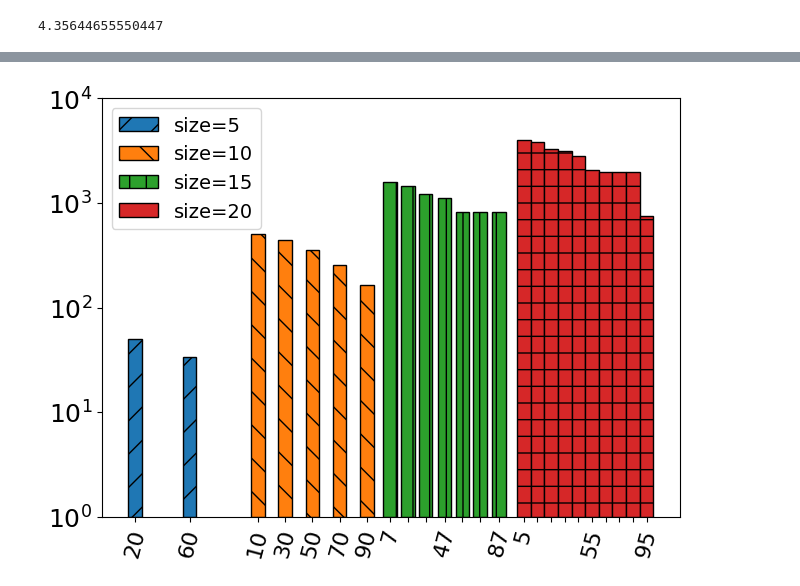
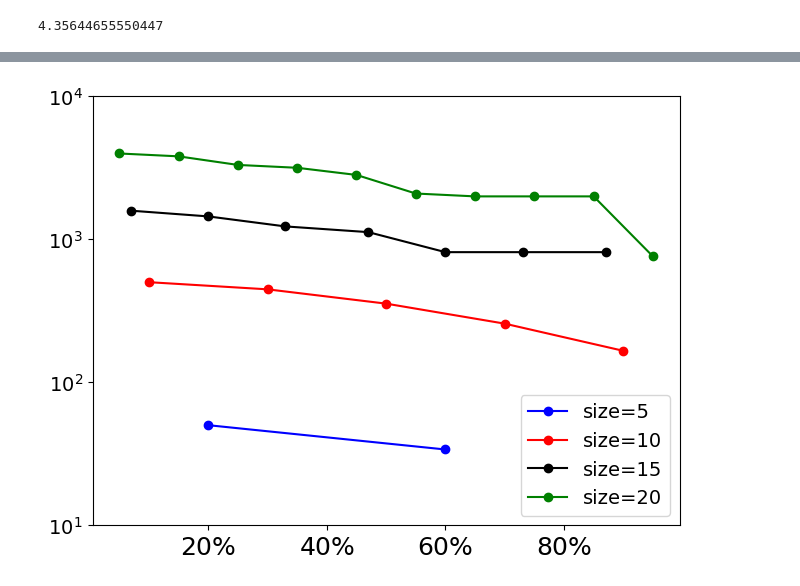
Before and after one commit to AprilSweettooth/Tailored-FT-CircuitCut, a Jupyter notebook: plot.ipynb, the cells around one changed output, grey strips where cells are left out. Cells and saved outputs as stored; diff of their text form; code cells hidden in the pictures.

```diff
--- a/plot.ipynb
+++ b/plot.ipynb
@@ -104,27 +145,19 @@ percent = {
     '6x6': [np.round(s/6**2,2) for s in range(1,36,6)]
 }
 
-width = 0.1  # the width of the bars
-multiplier = 0
-tick_pos = []
 fig, ax = plt.subplots(layout='constrained')
-hatches = ['--', '+', 'x', '\\']
+colors = ['b','r','k','g','y','m']
+idx = 0
 for attribute, measurement in percent.items():
-    rects = ax.bar([measurement[i]+multiplier+0.01 for i in range(len(measurement))], qubits_reduction[multiplier], width, label=attribute, edgecolor='black', hatch=hatches[multiplier])
-    tick_pos += [measurement[i]+multiplier+0.01 for i in range(len(measurement))]
+    ax.plot(measurement, qubits_reduction[idx], label=attribute, color=colors[idx],marker='o')
     # ax.bar_label(rects, padding=5, fontsize=10)
-    multiplier += 1
+    idx += 1
 ytick = [0.2,0.4,0.6,0.8]
 perc = [int(100*i) for i in ytick]
 ax.set_yticks(ytick, labels=[f'${i}\%$' for i in perc], fontsize=14, rotation=80)
 # label the classes:
-ax.set_xticks(tick_pos, labels=[str(int(100*list(percent.values())[i][j])) for i in range(4) for j in range(len(list(percent.values())[i]))], fontsize=18, rotation=75)
-
-# Add some text for labels, title and custom x-axis tick labels, etc.
-# ax.set_ylabel('Physical qubits reduction ratio', fontsize=18)
-# ax.set_title('2D square Ising model Physical Reduction')
-# ax.set_xlabel('Max number of qubits per subcircuit in percentage (%)', fontsize=18)
-ax.legend(loc='upper left', fontsize=14)
+ax.set_xticks(ytick, labels=[f'${i}\%$' for i in perc], fontsize=18)
+ax.legend(loc='upper right', fontsize=14)
 ax.set_ylim([0,0.9])
 plt.show()
 # %% [output]
@@ -846,37 +1191,53 @@ plt.show()
 # %%
 qubits_reduction = [[],[],[],[]]
 
 for idx, t in enumerate(qubits_reduction):
         for s in range(1,(1+idx)*5,2):
             t.append(np.round(np.log10(random['random'+str((idx+1)*5)][str(s)]['gate_cuts']),2))
 
+fig, ax = plt.subplots(layout='constrained')
+colors = ['b','r','k','g','y','m','pink','brown']
+idx = 0
+for attribute, measurement in zip(n,subcirc_pet):
+    ax.plot(measurement, qubits_reduction[idx], label=attribute, color=colors[idx],marker='o')
+    # ax.bar_label(rects, padding=5, fontsize=10)
+    idx += 1
+xtick = [0.2,0.4,0.6,0.8]
+perc = [int(100*i) for i in xtick]
+ytick = [0,1,2,3,4,5]
+# ys = [int(10**i) for i in ytick]
+ax.set_yticks(ytick, labels=[f'$10^{i}$' for i in ytick], fontsize=14)
+# label the classes:
+ax.set_xticks(xtick, labels=[f'${i}\%$' for i in perc], fontsize=18)
+ax.legend(loc='lower right', fontsize=14)
+ax.set_ylim([1,4])
+plt.show()
+# width = 0.1  # the width of the bars
+# multiplier = 0
+# tick_pos = []
+# fig, ax = plt.subplots(layout='constrained')
+# hatches = ['/', '\\', '|', '-']
+# pos = []
+# for attribute, measurement in zip(n,subcirc_pet):
+#     pos += [measurement[i]+multiplier+0.01 for i in range(len(measurement))]
+#     rects = ax.bar([measurement[i]+multiplier+0.01 for i in range(len(measurement))], qubits_reduction[multiplier], width, label=attribute, edgecolor='black', hatch=hatches[multiplier])
+#     tick_pos += [measurement[i]+multiplier+0.01 for i in range(len(measurement))]
+#     # ax.bar_label(rects, padding=6, fontsize=10, rotation=75)
+#     multiplier += 1
 
-width = 0.1  # the width of the bars
-multiplier = 0
-tick_pos = []
-fig, ax = plt.subplots(layout='constrained')
-hatches = ['/', '\\', '|', '-']
-pos = []
-for attribute, measurement in zip(n,subcirc_pet):
-    pos += [measurement[i]+multiplier+0.01 for i in range(len(measurement))]
-    rects = ax.bar([measurement[i]+multiplier+0.01 for i in range(len(measurement))], qubits_reduction[multiplier], width, label=attribute, edgecolor='black', hatch=hatches[multiplier])
-    tick_pos += [measurement[i]+multiplier+0.01 for i in range(len(measurement))]
-    # ax.bar_label(rects, padding=6, fontsize=10, rotation=75)
-    multiplier += 1
-
-# label the classes:
-ax.set_xticks(pos, labels=['20', '60', '10', '30', '50', '70', '90', '7', '', '', '47', '', '', '87', '5', '', '', '', '', '55', '', '', '', '95'], fontsize=16, rotation=75)
-ytick = [0,1,2,3,4,5]
-ax.set_yticks(ytick, labels=[f'$10^{i}$' for i in ytick], fontsize=18)
-# # Add some text for labels, title and custom x-axis tick labels, etc.
-# ax.set_ylabel('Number of cuts log scale', fontsize=18)
-# ax.set_title('2D square Ising model Physical Reduction')
-# ax.set_xlabel('Max number of qubits per subcircuit', fontsize=18)
-ax.legend(loc='upper left',fontsize=14)
-ax.set_ylim([0,4])
-plt.show()
+# # label the classes:
+# ax.set_xticks(pos, labels=['20', '60', '10', '30', '50', '70', '90', '7', '', '', '47', '', '', '87', '5', '', '', '', '', '55', '', '', '', '95'], fontsize=16, rotation=75)
+# ytick = [0,1,2,3,4,5]
+# ax.set_yticks(ytick, labels=[f'$10^{i}$' for i in ytick], fontsize=18)
+# # # Add some text for labels, title and custom x-axis tick labels, etc.
+# # ax.set_ylabel('Number of cuts log scale', fontsize=18)
+# # ax.set_title('2D square Ising model Physical Reduction')
+# # ax.set_xlabel('Max number of qubits per subcircuit', fontsize=18)
+# ax.legend(loc='upper left',fontsize=14)
+# ax.set_ylim([0,4])
+# plt.show()
 # %% [output]
-[figure, old version]
+[figure, new version]
 # %%
 # all = [dataf['FH2 by 2']['two_qubit_gates']/dataf['FH2 by 2']['algorithmic_depth_qubits'],
 #        dataf['FH3 by 3']['two_qubit_gates']/dataf['FH3 by 3']['algorithmic_depth_qubits'],
```
Also changed, not shown: parts of 29 cells of this notebook.
